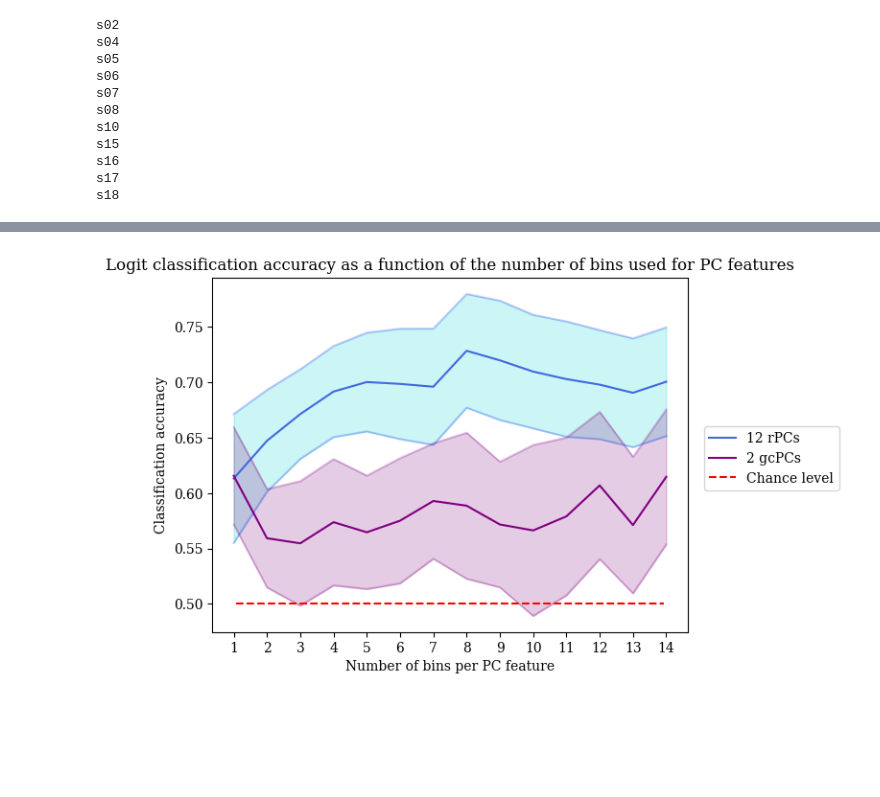
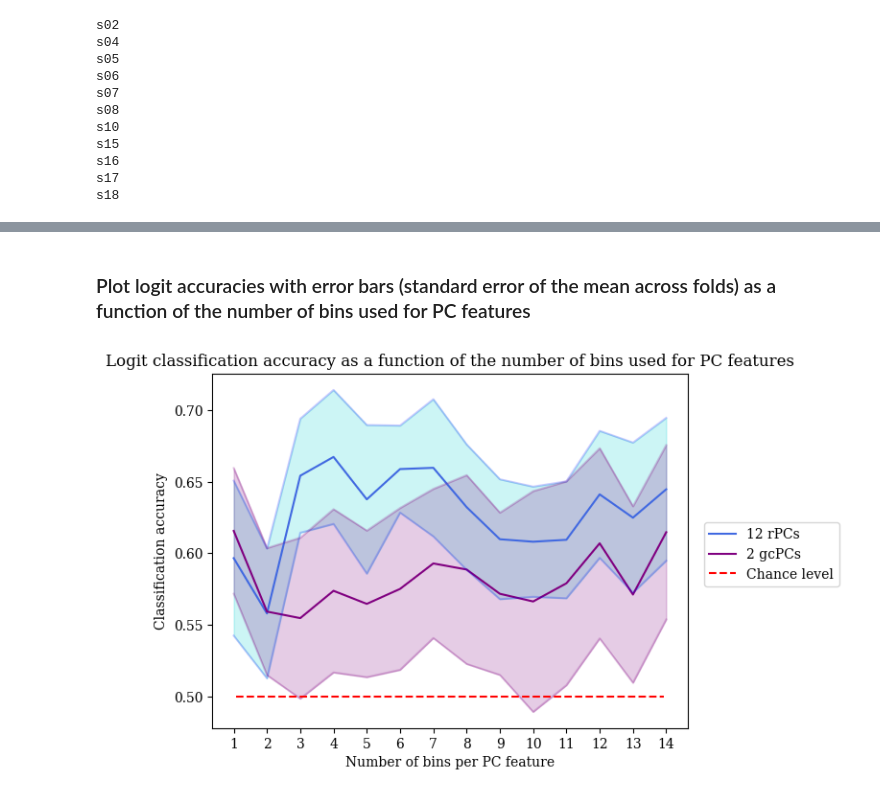
Before and after one commit to Jerem-loq/Beta_Bursts_Analysis_M2-Internship_Loquet-Bonaniuto, a Jupyter notebook: Group-Level_rPCA_vs_gcPCA-Acc_AsFunctionOf_Percentiles.ipynb, the cells around one changed output, grey strips where cells are left out. Saved outputs shown, nothing was run; the diff lists cells and outputs as text; code cells hidden in the pictures; blank space fills up the shorter version.

````diff
--- a/Group-Level_rPCA_vs_gcPCA-Acc_AsFunctionOf_Percentiles.ipynb
+++ b/Group-Level_rPCA_vs_gcPCA-Acc_AsFunctionOf_Percentiles.ipynb
@@ -248,16 +244,33 @@ off_c_idx = c_idx & off_idx
 on_stn_idx = stn_idx & on_idx
 off_stn_idx = stn_idx & off_idx
 # %%
+"""
+```scaling_method``` accepts:
+    - 'MAD-based',
+    - 'Robust',
+    - 'Standard'
+"""
+scaling_method = 'MAD-based'
+
 area = stn_idx
-
-# Scale waveforms within subject such as (X - median)/IQR
 scaled_waveforms = np.zeros_like(correct_bursts['waveform'])
-
 for subject in np.unique(correct_bursts['subject']):
     subj_idx = (correct_bursts['subject'] == subject)
-    # scaler = RobustScaler().fit(correct_bursts['waveform'][subj_idx & area])                # .fit() returns the median and IQR values
-    # scaler = StandardScaler().fit(correct_bursts['waveform'][subj_idx & area])              # .fit() returns the mean and std values
-    # scaled_waveforms[subj_idx, :] = scaler.transform(correct_bursts['waveform'][subj_idx])  # .transform() does the maths.
 
-    median, mad = scaler_fit(correct_bursts['waveform'][subj_idx & area])                  # Scaler based on MAD
-    scaled_waveforms[subj_idx, :] = scaler_transform(correct_bursts['waveform'][subj_idx], median, mad)
+    if scaling_method == 'Robust':
+        """Perform a modified z-score based on median and IQR"""
+        scaler = RobustScaler().fit(correct_bursts['waveform'][subj_idx & area])                # .fit() returns the median and IQR values
+        scaled_waveforms[subj_idx, :] = scaler.transform(correct_bursts['waveform'][subj_idx])  # .transform() does the maths.
+
+    elif scaling_method == 'Standard':
+        """Perform a z-score based on mean and STD"""
+        scaler = StandardScaler().fit(correct_bursts['waveform'][subj_idx & area])              # .fit() returns the mean and STD values
+        scaled_waveforms[subj_idx, :] = scaler.transform(correct_bursts['waveform'][subj_idx])  # .transform() does the maths.
+
+    elif scaling_method == 'MAD-based':
+        """Perfom a modified z-score based on median and MAD"""
+        median, mad = scaler_fit(correct_bursts['waveform'][subj_idx & area])                   # Scaler based on MAD
+        scaled_waveforms[subj_idx, :] = scaler_transform(correct_bursts['waveform'][subj_idx], median, mad)
+
+    else:
+        raise AttributeError("Wrong scaling method. Valide options are ['MAD-based', 'Robust', 'Standard'].")
@@ -460,31 +695,32 @@ _____________________________
+# %% [markdown]
+### Plot logit accuracies with error bars (standard error of the mean across folds) as a function of the number of bins used for PC features
 # %%
-# Plot accuracy with error bars (standard error of the mean across folds) as a function of the number of bins used for gcPC features
-
+"""To import data"""
 # rPCA_accuracy = np.load('rPCA_outputs.npy', allow_pickle=True).item()['accuracy']
 # rPCA_var = np.load('rPCA_outputs.npy', allow_pickle=True).item()['variance']
 
 rPCA_upper = np.array(rPCA_accuracy) + np.array(rPCA_var) / np.sqrt(n_splits)
 rPCA_lower = np.array(rPCA_accuracy) - np.array(rPCA_var) / np.sqrt(n_splits)
 gcPCA_upper = np.array(gcPCA_accuracy) + np.array(gcPCA_var) / np.sqrt(n_splits)
 gcPCA_lower = np.array(gcPCA_accuracy) - np.array(gcPCA_var) / np.sqrt(n_splits)
 
-plt.plot(rPCA_accuracy, color='royalblue', label='12 rPCs')
-plt.plot(gcPCA_accuracy, color='purple', label='2 gcPCs')
+plt.plot(rPCA_accuracy, color='royalblue', label='12 rPCs')  # Warning: Wrong labels
+plt.plot(gcPCA_accuracy, color='purple', label='2 gcPCs')    # Warning: Wrong labels
 
 plt.plot(rPCA_upper, color='blue', alpha=0.2)
 plt.plot(rPCA_lower, color='blue',alpha=0.2)
 plt.plot(gcPCA_upper, color='purple', alpha=0.2)
 plt.plot(gcPCA_lower, color='purple',alpha=0.2)
 
 plt.fill_between(n_bins-1, rPCA_lower, rPCA_upper, color='darkturquoise', alpha=0.2)
 plt.fill_between(n_bins-1, gcPCA_lower, gcPCA_upper, color='purple', alpha=0.2)
 
 plt.axhline(0.5, xmin=0.05, xmax=0.95, color='red', linestyle='--', label='Chance level')
 plt.xlabel('Number of bins per PC feature')
 plt.xticks(n_bins-1, labels=[f'{int(x+1)}' for x in n_bins-1])
 plt.ylabel('Classification accuracy')
 plt.title('Logit classification accuracy as a function of the number of bins used for PC features')
 plt.legend(bbox_to_anchor=(1.02, 0.6))
 plt.show()
 # %% [output]
-[figure, old version]
+[figure, new version]
````
Also changed, not shown: parts of 14 cells of this notebook, 3 other files.
